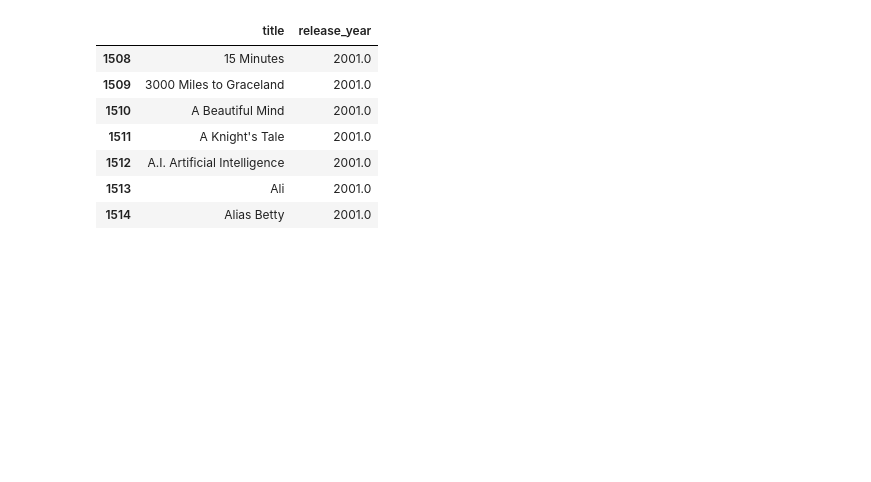
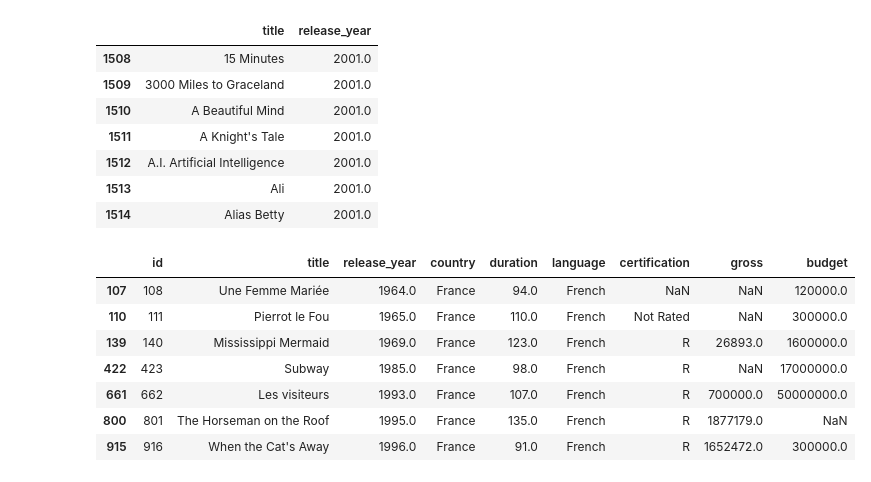
Before and after one commit to ishtiakrongon/Learning-Python, a Jupyter notebook: Basic Data Exploration with Pandas.ipynb, the cells around one changed output. Drawn from its saved outputs; the diff is of its cells as text; code cells hidden in the pictures; blank space fills up the shorter version.

```diff
--- a/Basic Data Exploration with Pandas.ipynb
+++ b/Basic Data Exploration with Pandas.ipynb
@@ -176,3 +176,15 @@ released_after_2000.head(7)
 | 1514 | Alias Betty | 2001.0 |
 # %%
 ## Get all the details for all French language films
+filter_french_lang = films["language"] == "French"
+all_details = films[filter_french_lang]
+all_details.head(7)
+# %% [output]
+|  | id | title | release_year | country | duration | language | certification | gross | budget |
+| 107 | 108 | Une Femme Mariée | 1964.0 | France | 94.0 | French | NaN | NaN | 120000.0 |
+| 110 | 111 | Pierrot le Fou | 1965.0 | France | 110.0 | French | Not Rated | NaN | 300000.0 |
+| 139 | 140 | Mississippi Mermaid | 1969.0 | France | 123.0 | French | R | 26893.0 | 1600000.0 |
+| 422 | 423 | Subway | 1985.0 | France | 98.0 | French | R | NaN | 17000000.0 |
+| 661 | 662 | Les visiteurs | 1993.0 | France | 107.0 | French | R | 700000.0 | 50000000.0 |
+| 800 | 801 | The Horseman on the Roof | 1995.0 | France | 135.0 | French | R | 1877179.0 | NaN |
+| 915 | 916 | When the Cat's Away | 1996.0 | France | 91.0 | French | R | 1652472.0 | 300000.0 |
```
Also changed, not shown: parts of 5 cells of this notebook.
